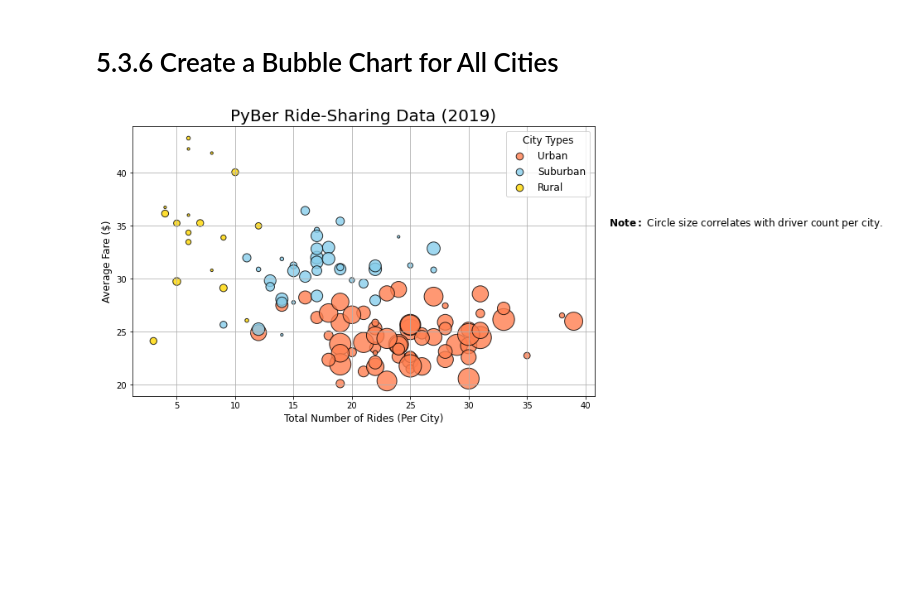
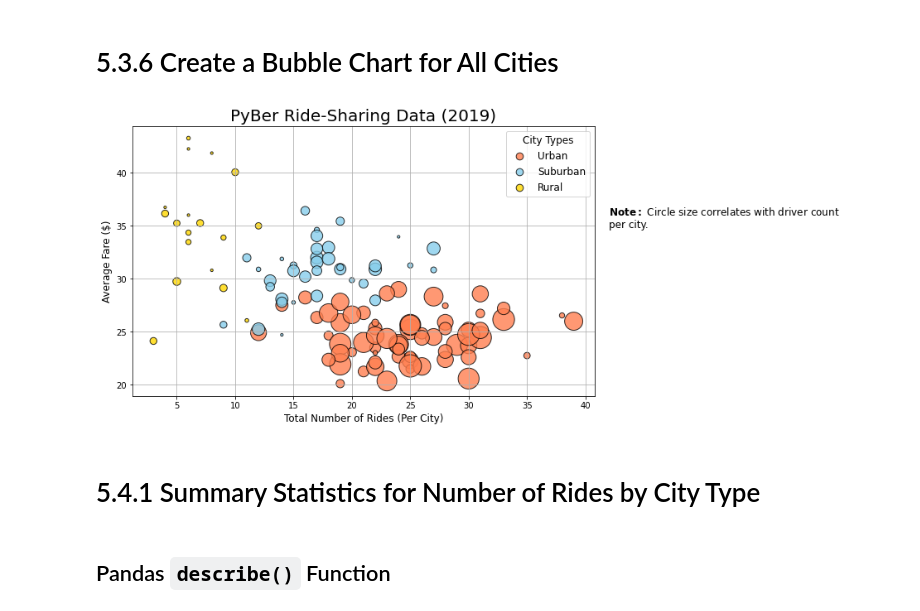
Before and after one commit to elangendorff/PyBer_Analysis, a Jupyter notebook: PyBer.ipynb, the cells around one changed output. Cells and saved outputs as stored; diff of their text form; code cells hidden in the pictures; blank space fills up the shorter version.

```diff
--- a/PyBer.ipynb
+++ b/PyBer.ipynb
@@ -211,9 +211,9 @@ Name: ride_id, dtype: int64
 # 5.3.3 Get the Average Fare for Each City Type
 # %%
 # Get average fare for each city in the urban cities
-mean_fare_urban = df_cities_urban.groupby('city')['fare'].mean()
+fares_urban_mean = df_cities_urban.groupby('city')['fare'].mean()
 
-mean_fare_urban.head()
+fares_urban_mean.head()
 # %% [output]
 city
 Amandaburgh        24.641667
@@ -224,9 +224,9 @@ Deanville          25.842632
 Name: fare, dtype: float64
 # %%
 # Get average fare for each city in the suburban cities
-mean_fare_suburban = df_cities_suburban.groupby('city')['fare'].mean()
+fares_suburban_mean = df_cities_suburban.groupby('city')['fare'].mean()
 
-mean_fare_suburban.head()
+fares_suburban_mean.head()
 # %% [output]
 city
 Barronchester    36.422500
@@ -237,9 +237,9 @@ Davidfurt        31.995882
 Name: fare, dtype: float64
 # %%
 # Get average fare for each city in the rural cities
-mean_fare_rural = df_cities_rural.groupby('city')['fare'].mean()
+fares_rural_mean = df_cities_rural.groupby('city')['fare'].mean()
 
-mean_fare_rural.head()
+fares_rural_mean.head()
 # %% [output]
 city
 Bradshawfurt      40.064000
@@ -411,7 +411,7 @@ ax.set_ylabel('Average Fare ($)', fontsize=12)
 # Urban
 ax.scatter(
     rides_urban,        # x-values
-    mean_fare_urban,    # y-values
+    fares_urban_mean,    # y-values
     label='Urban',
     s=10*drivers_urban, # More drivers = bigger dots
     color='coral',
@@ -423,7 +423,7 @@ ax.scatter(
 # Suburban
 ax.scatter(
     rides_suburban,         # x-values
-    mean_fare_suburban,     # y-values
+    fares_suburban_mean,     # y-values
     label='Suburban',
     s=10*drivers_suburban,  # More drivers = bigger dots
     color='skyblue',
@@ -435,39 +435,47 @@ ax.scatter(
 # Rural
 ax.scatter(
     rides_rural,        # x-values
-    mean_fare_rural,    # y-values
+    fares_rural_mean,   # y-values
     label='Rural',
     s=10*drivers_rural, # More drivers = bigger dots
     color='gold',
     linewidths=1,
     edgecolors='k',     # black
     alpha=.8
 )
 ax.grid()               # Add grid
 
 lgnd = ax.legend(       # Add legend, and assign it to `lgnd`
 #     mode='expand',
     loc='best',
     title='City Types',
     title_fontsize=12,
     fontsize=12,        # For the legend entries, not the legend title
     scatterpoints=1     # Number of markers for each series in the legend
 )
 
 # Set all three legend markers in `lgnd` to 75-point font size
 for i in range(3):
     lgnd.legendHandles[i]._sizes = [75]
 
 # Incorporate a text label about circle size.
 plt.text(
     42, 35,  # What are the units for the coordinates?
     # Code for bold text from https://stackoverflow.com/a/44123579
     r'$\bf{Note:}$ Circle size correlates with driver count per city.',  # The `r` at the front is to ignore the `\`
-    wrap=False,
+    wrap=True,
     fontsize=12
 )
 
 # Save the figure.
-plt.savefig(os.path.join('.','analysis','fig1_nowrap.png'))
+plt.savefig(
+    os.path.join('.','analysis','fig1.png')
+    , bbox_inches='tight'   # Prevents the saved image from cropping the text label
+#     , pad_inches=0.25       # Adds a quarter-inch pad space around the edge of the figure
+)
 # %% [output]
-[figure, old version]
+[figure, new version]
+# %% [markdown]
+# 5.4.1 Summary Statistics for Number of Rides by City Type
+# %% [markdown]
+## Pandas `describe()` Function
```
Also changed, not shown: parts of 39 cells of this notebook, 6 other files.
